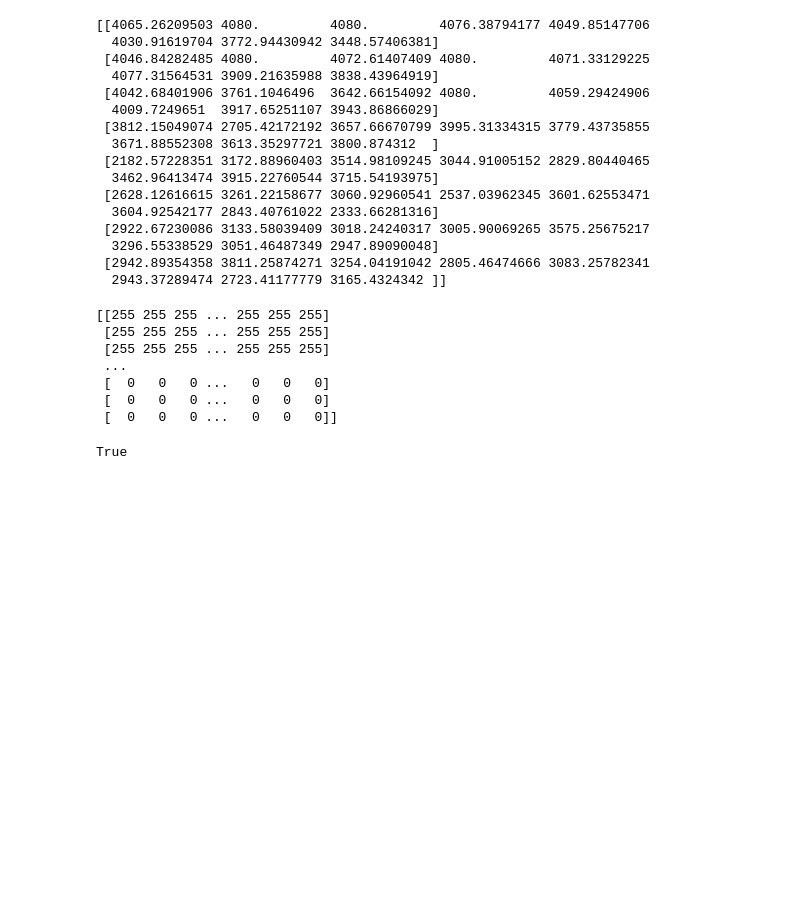
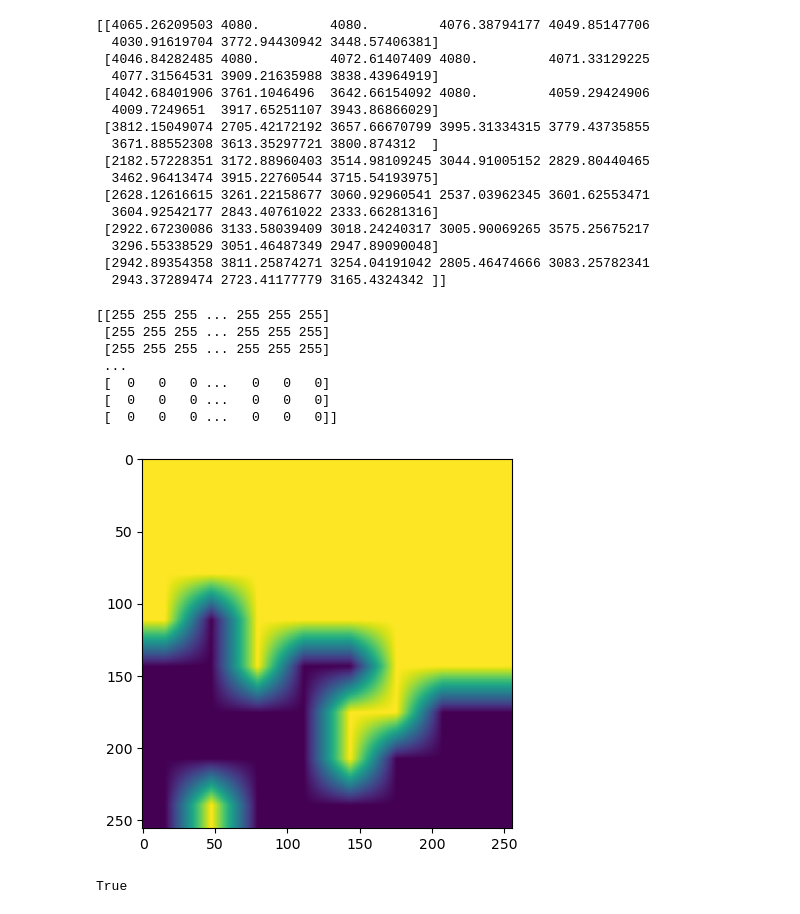
Before and after one commit to NIDHAP/Main_Project, a Jupyter notebook: Zero_Watermark_Code.ipynb, the cells around one changed output. Drawn from its saved outputs; the diff is of its cells as text; code cells hidden in the pictures; blank space fills up the shorter version.

```diff
--- a/Zero_Watermark_Code.ipynb
+++ b/Zero_Watermark_Code.ipynb
@@ -117,26 +117,30 @@ print(norms)
 # %%
 import numpy as np
 import cv2
 
 # Convert norms to uint8 type and normalize the pixel values
 norms = cv2.normalize(norms, None, alpha=0, beta=255, norm_type=cv2.NORM_MINMAX, dtype=cv2.CV_8U)
 
 # Apply Otsu's thresholding
 _, feature_image = cv2.threshold(norms, 0, 255, cv2.THRESH_BINARY | cv2.THRESH_OTSU)
 
 feature_image = cv2.resize(feature_image,(256,256))
 
 # Save feature image
 cv2.imwrite('E:/S4/Project/Main Project/images/new_feature_image.jpg', feature_image)
 print(feature_image)
+import matplotlib.pyplot as plt
+plt.imshow(feature_image)
+plt.show()
 # %% [output]
 [[255 255 255 ... 255 255 255]
  [255 255 255 ... 255 255 255]
  [255 255 255 ... 255 255 255]
  ...
  [  0   0   0 ...   0   0   0]
  [  0   0   0 ...   0   0   0]
  [  0   0   0 ...   0   0   0]]
+[figure, added]
 # %%
 from Crypto.Util import number
 from Crypto.Random import get_random_bytes
```
Also changed, not shown: parts of 3 cells of this notebook, 10 other files.
